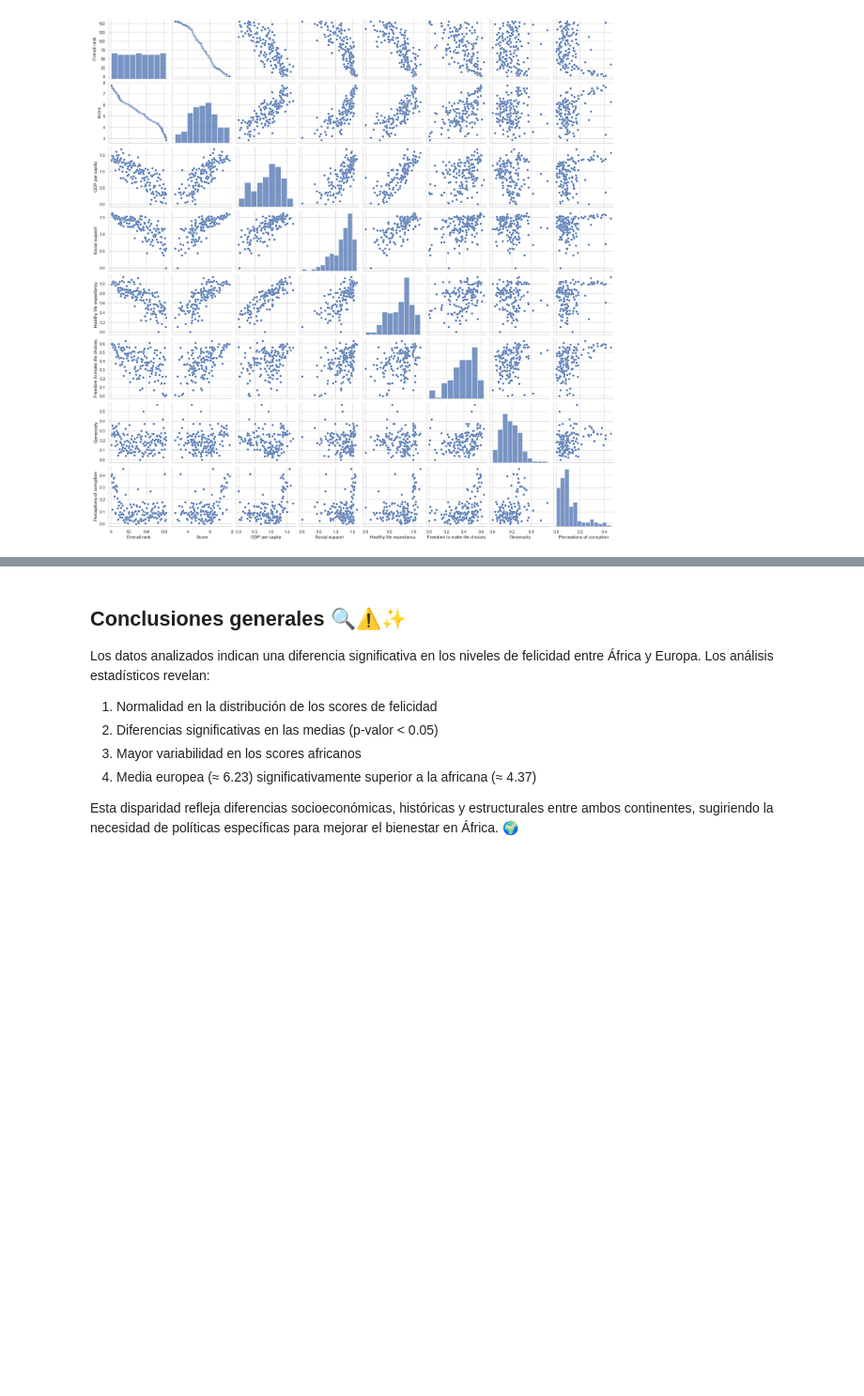
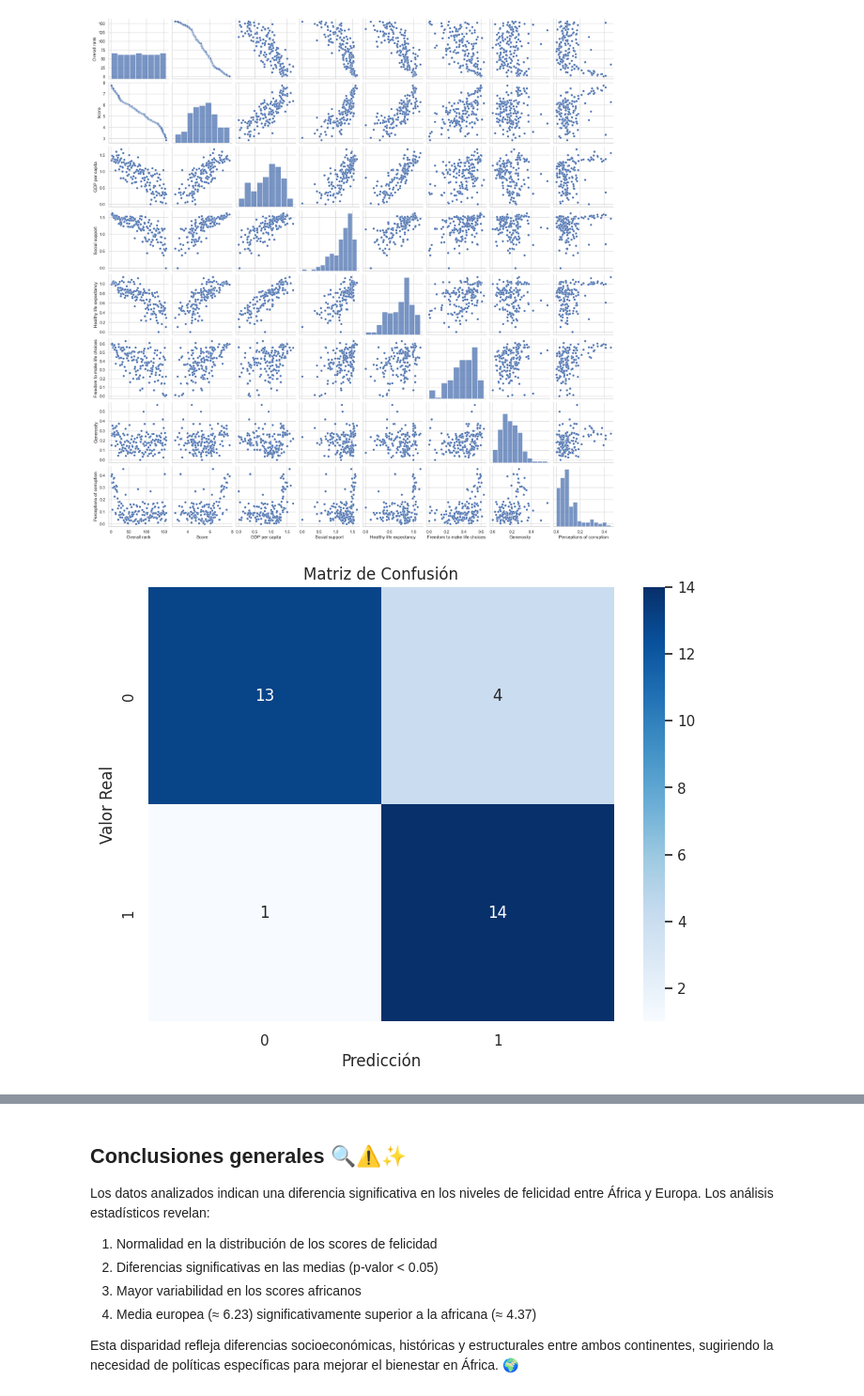
Before and after one commit to Javi111003/Happinness-World-Ranking-Stats, a Jupyter notebook: main.ipynb, the cells around one changed output, grey strips where cells are left out. Shown at 94% size. Cells and saved outputs as stored; diff of their text form; code cells hidden in the pictures; blank space fills up the shorter version.

Commit message:
Logical Regression

```diff
--- a/main.ipynb
+++ b/main.ipynb
@@ -792,3 +793,97 @@ Coeficientes [1.94962299 1.36129276 1.84502399]
 La ecuación del modelo es: y = 1.6232926811256072 + (1.9496229874712638*Healthy life expectancy) + (1.3612927592111328*Social support) + (1.8450239891517468*Freedom to make life choices)
 R^2: 0.7496594273964103
 [figure]
+# %%
+### Regresión Logística para Clasificación de Felicidad
+
+# Nos permite analizar la importancia de cada dato para la felicidad
+
+# Importar bibliotecas necesarias
+from sklearn.model_selection import train_test_split
+from sklearn.linear_model import LogisticRegression
+from sklearn.preprocessing import StandardScaler
+from sklearn.metrics import classification_report, confusion_matrix
+import seaborn as sns
+
+# Crear variable binaria basada en la media del Score
+mean_happiness = df['Score'].mean()
+df['is_happy'] = (df['Score'] > mean_happiness).astype(int)
+
+# Seleccionar características para el modelo
+features = ['GDP per capita', 'Social support', 'Healthy life expectancy',
+           'Freedom to make life choices', 'Generosity', 'Perceptions of corruption']
+X = df[features]
+y = df['is_happy']
+
+# Escalar las características
+scaler = StandardScaler()
+X_scaled = scaler.fit_transform(X)
+
+# Dividir datos en conjunto de entrenamiento y prueba
+X_train, X_test, y_train, y_test = train_test_split(X_scaled, y, test_size=0.2, random_state=42)
+
+# Crear y entrenar el modelo
+model = LogisticRegression(random_state=42)
+model.fit(X_train, y_train)
+
+# Realizar predicciones
+y_pred = model.predict(X_test)
+
+
+# Visualizar matriz de confusión
+plt.figure(figsize=(8, 6))
+cm = confusion_matrix(y_test, y_pred)
+sns.heatmap(cm, annot=True, fmt='d', cmap='Blues')
+plt.title('Matriz de Confusión')
+plt.ylabel('Valor Real')
+plt.xlabel('Predicción')
+plt.show()
+
+# Calcular métricas
+accuracy = (cm[0,0] + cm[1,1]) / cm.sum()
+precision = cm[1,1] / (cm[1,1] + cm[0,1])
+recall = cm[1,1] / (cm[1,1] + cm[1,0])
+f1 = 2 * (precision * recall) / (precision + recall)
+
+print(f"\nMétricas del modelo:")
+print(f"Exactitud (Accuracy): {accuracy:.2%}")
+print(f"Precisión: {precision:.2%}")
+print(f"Sensibilidad (Recall): {recall:.2%}")
+print(f"F1-Score: {f1:.2%}")
+
+# Interpretación por cuadrante
+print("\nInterpretación de la matriz de confusión:")
+print(f"Verdaderos Negativos (VN): {cm[0,0]} países correctamente clasificados como no felices")
+print(f"Falsos Positivos (FP): {cm[0,1]} países incorrectamente clasificados como felices")
+print(f"Falsos Negativos (FN): {cm[1,0]} países incorrectamente clasificados como no felices")
+print(f"Verdaderos Positivos (VP): {cm[1,1]} países correctamente clasificados como felices")
+
+# Analizar importancia de características
+feature_importance = pd.DataFrame({
+    'Feature': features,
+    'Importance': abs(model.coef_[0])
+})
+feature_importance = feature_importance.sort_values('Importance', ascending=False)
+
+plt.figure(figsize=(10, 6))
+sns.barplot(x='Importance', y='Feature', data=feature_importance)
+plt.title('Importancia de Características en la Predicción de Felicidad')
+plt.show()
+
+# Ejemplo de predicción para un nuevo país
+def predict_happiness(country_data):
+    # Escalar los datos
+    scaled_data = scaler.transform([country_data])
+    # Realizar predicción
+    prediction = model.predict(scaled_data)
+    probability = model.predict_proba(scaled_data)
+    return prediction[0], probability[0]
+
+# Ejemplo de uso
+example_country = [1.0, 1.2, 0.8, 0.5, 0.2, 0.1]  # Valores ejemplo
+prediction, probability = predict_happiness(example_country)
+print("\nPredicción para país hipotético:")
+print(f"Clasificación: {'Feliz' if prediction == 1 else 'No feliz'}")
+print(f"Probabilidad: {probability[1]:.2%} de ser feliz")
+# %% [output]
+[figure, added]
```
Also changed, not shown: parts of 5 cells of this notebook.
